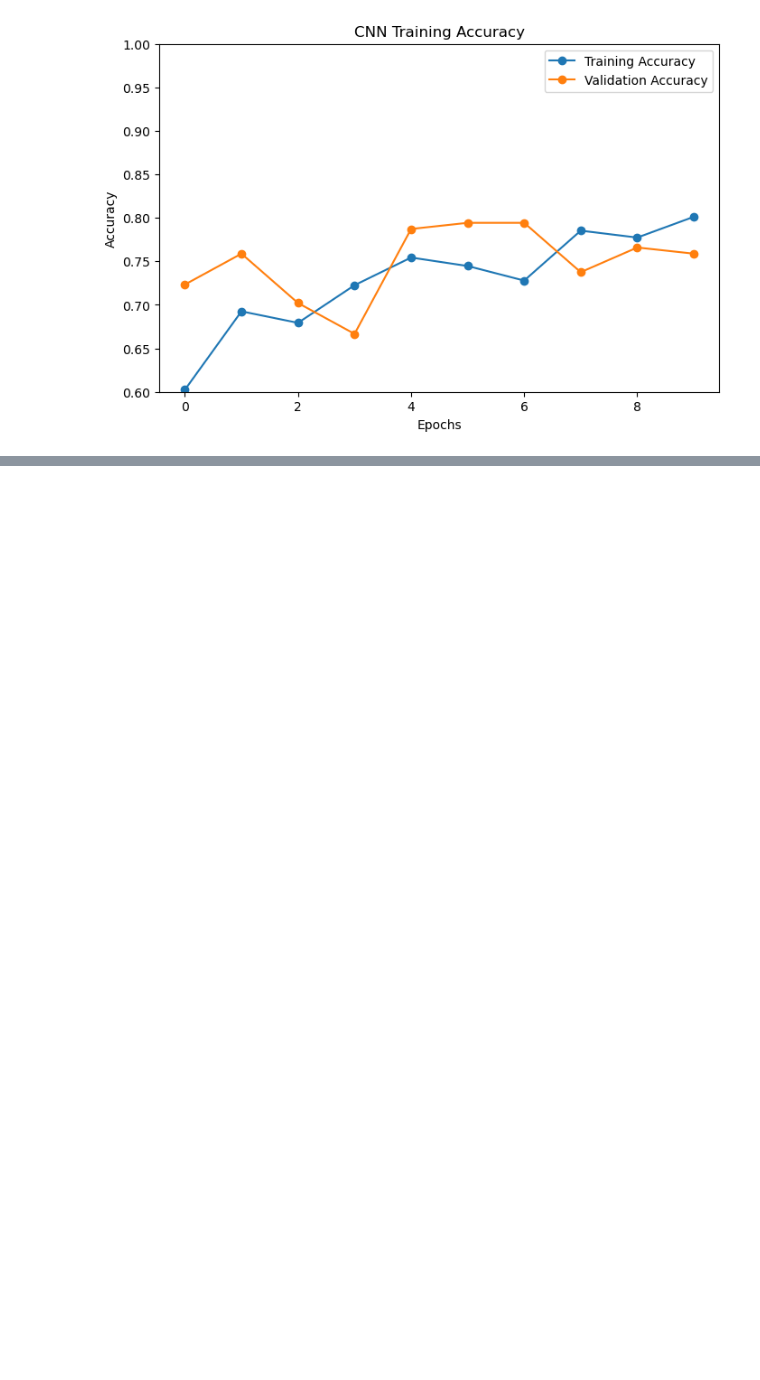
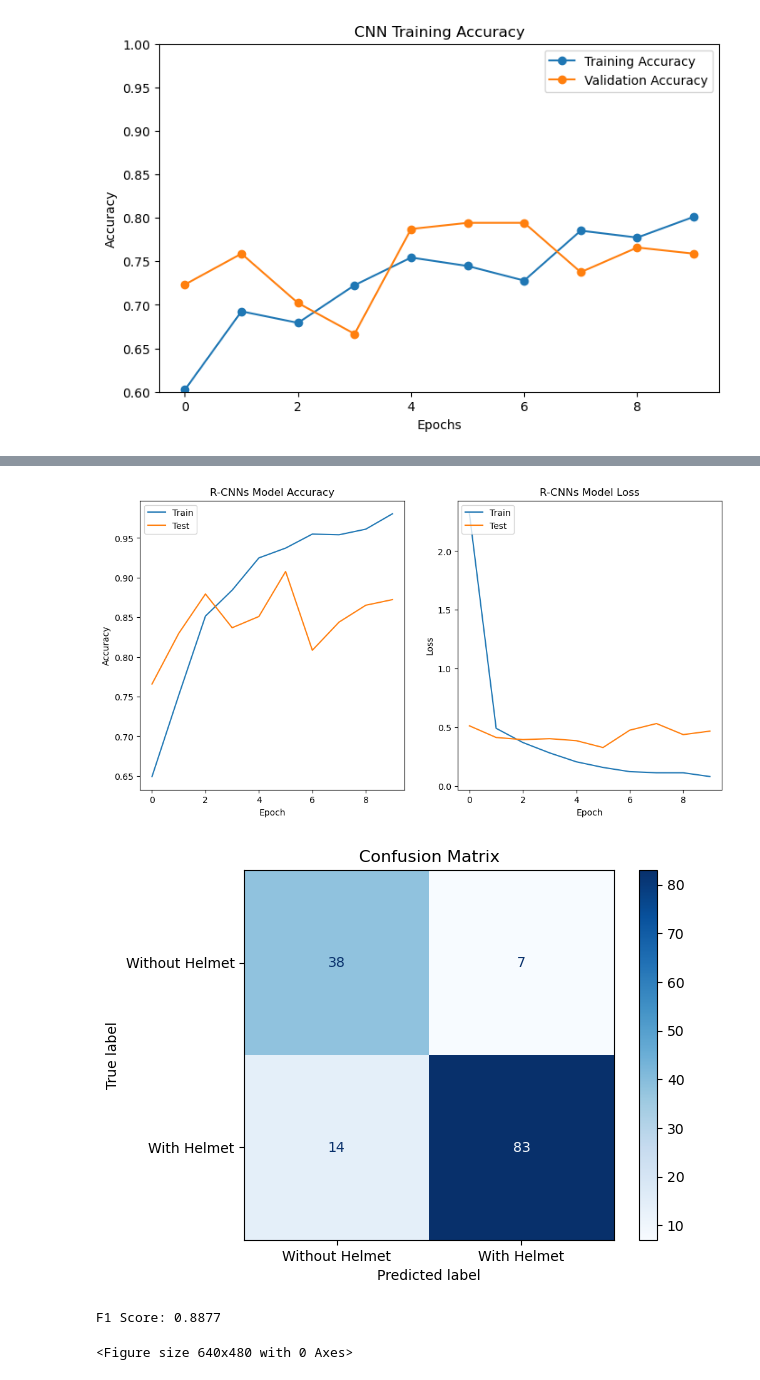
Before and after one commit to AW1100/ECE9063_GroupProject, a Jupyter notebook: ECE9063_Project.ipynb, the cells around one changed output, grey strips where cells are left out. Drawn from its saved outputs; the diff is of its cells as text; code cells hidden in the pictures; blank space fills up the shorter version.

```diff
--- a/ECE9063_Project.ipynb
+++ b/ECE9063_Project.ipynb
@@ -976,0 +1008,11 @@ F1 Score: 0.8449
+# %%
+rcnn_model.compile(optimizer='adam', loss='binary_crossentropy', metrics=['accuracy'])
+# %%
+model.add(Dense(2, activation='softmax'))
+# %%
+from tensorflow.keras.utils import to_categorical
+
+y_train_encoded = to_categorical(y_train, num_classes=2)
+y_val_encoded = to_categorical(y_val, num_classes=2)
+# %%
+history = rcnn_model.fit(X_train, y_train_encoded, epochs=10, validation_data=(X_val, y_val_encoded), callbacks=None)
@@ -976,0 +1040,23 @@ F1 Score: 0.8449
+# %%
+plt.figure(figsize=(12, 6))
+plt.subplot(1, 2, 1)
+plt.plot(history.history['accuracy'])
+plt.plot(history.history['val_accuracy'])
+plt.title('R-CNNs Model Accuracy')
+plt.ylabel('Accuracy')
+plt.xlabel('Epoch')
+plt.legend(['Train', 'Test'], loc='upper left')
+
+# Summarize history for loss
+plt.subplot(1, 2, 2)
+plt.plot(history.history['loss'])
+plt.plot(history.history['val_loss'])
+plt.title('R-CNNs Model Loss')
+plt.ylabel('Loss')
+plt.xlabel('Epoch')
+plt.legend(['Train', 'Test'], loc='upper left')
+
+print_metrics(model)
+plt.tight_layout()
+plt.show()
+# %% [output]
@@ -976,0 +1066,4 @@ F1 Score: 0.8449
+[figure, added]
+[figure, added]
+F1 Score: 0.8877
+<Figure size 640x480 with 0 Axes>
```
Also changed, not shown: parts of 16 cells of this notebook.
